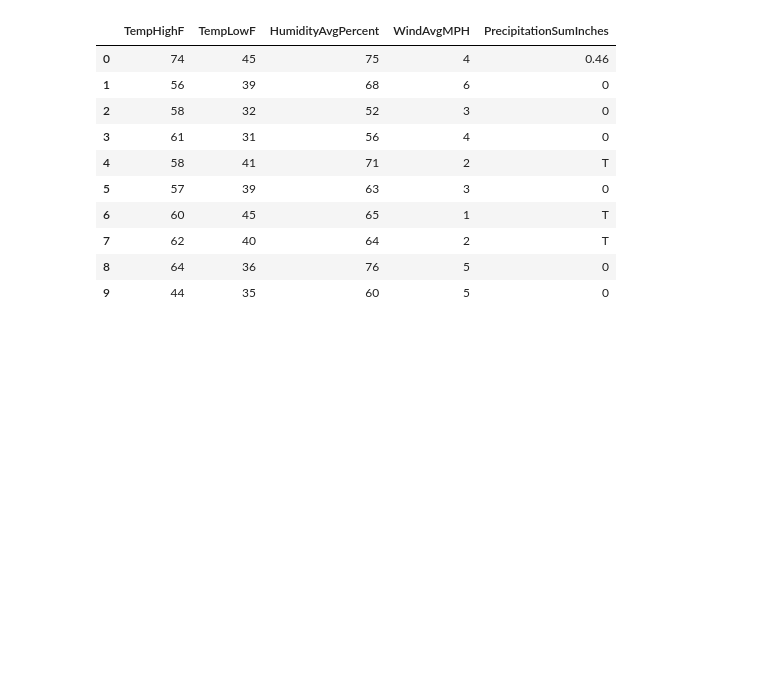
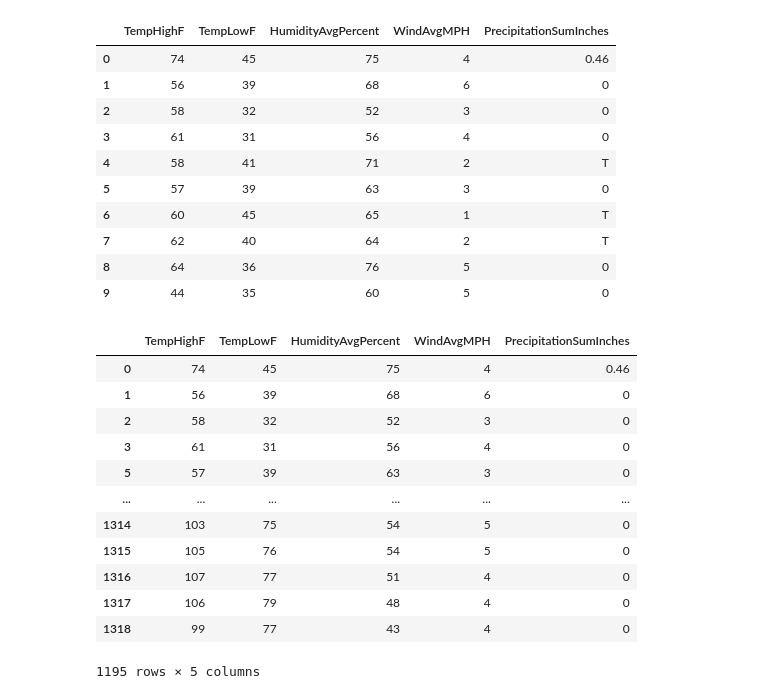
Before and after one commit to Adarsh2720/Rainfall-Prediction, a Jupyter notebook: model.ipynb, the cells around one changed output. Cells and saved outputs as stored; diff of their text form; code cells hidden in the pictures; blank space fills up the shorter version.

```diff
--- a/model.ipynb
+++ b/model.ipynb
@@ -3,7 +3,7 @@ import pandas as pd
 import matplotlib as mt
 from sklearn.model_selection import train_test_split
 # %%
-dataset=pd.read_csv("/content/austin_weather.csv")
+dataset=pd.read_csv("/home/adarsh/Desktop/austin_weather.csv")
 dataset
 # %% [output]
 |  | Date | TempHighF | TempAvgF | TempLowF | DewPointHighF | DewPointAvgF | DewPointLowF | ... |
@@ -84,3 +84,20 @@ dataset.head(10)
 | 7 | 62 | 40 | 64 | 2 | T |
 | 8 | 64 | 36 | 76 | 5 | 0 |
 | 9 | 44 | 35 | 60 | 5 | 0 |
+# %%
+dataset = dataset[dataset["PrecipitationSumInches"].str.contains("T") == False]
+dataset
+# %% [output]
+|  | TempHighF | TempLowF | HumidityAvgPercent | WindAvgMPH | PrecipitationSumInches |
+| 0 | 74 | 45 | 75 | 4 | 0.46 |
+| 1 | 56 | 39 | 68 | 6 | 0 |
+| 2 | 58 | 32 | 52 | 3 | 0 |
+| 3 | 61 | 31 | 56 | 4 | 0 |
+| 5 | 57 | 39 | 63 | 3 | 0 |
+| ... | ... | ... | ... | ... | ... |
+| 1314 | 103 | 75 | 54 | 5 | 0 |
+| 1315 | 105 | 76 | 54 | 5 | 0 |
+| 1316 | 107 | 77 | 51 | 4 | 0 |
+| 1317 | 106 | 79 | 48 | 4 | 0 |
+| 1318 | 99 | 77 | 43 | 4 | 0 |
+1195 rows × 5 columns
```
